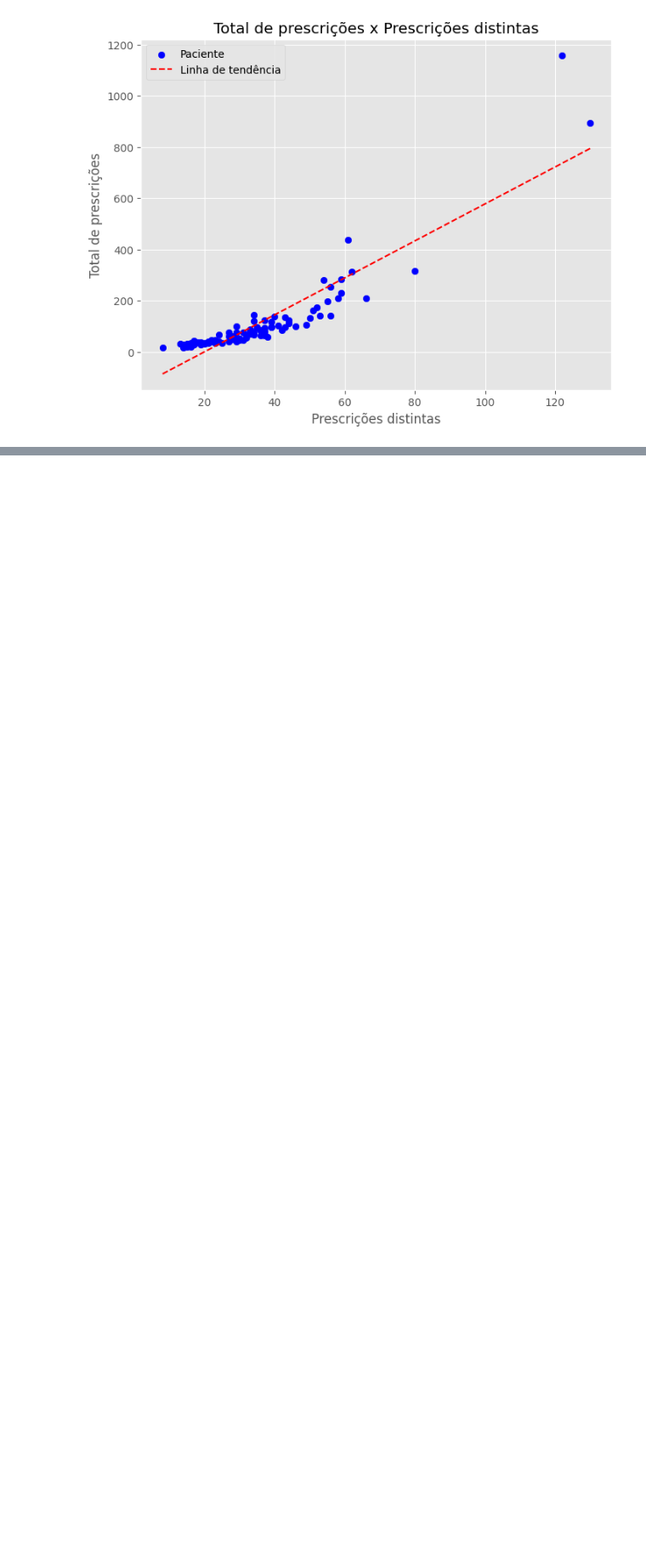
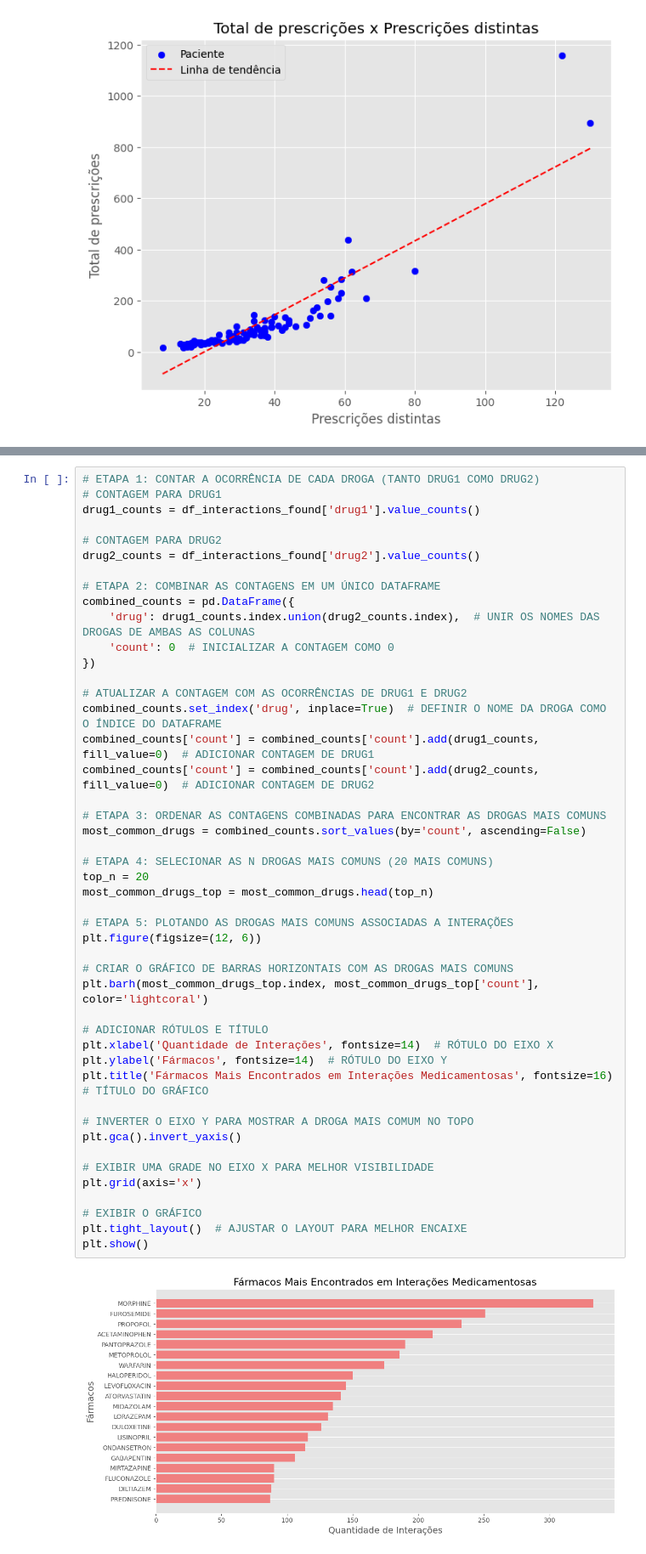
Before and after one commit to FerriVinicius/Projeto-E, a Jupyter notebook: G6_PROJETO_E.ipynb, the cells around one changed output, grey strips where cells are left out. Shown at 85% size. Saved outputs shown, nothing was run; the diff lists cells and outputs as text; blank space fills up the shorter version.

```diff
--- a/G6_PROJETO_E.ipynb
+++ b/G6_PROJETO_E.ipynb
@@ -496,0 +607,48 @@ print(interaction_counts)
+# %%
+# ETAPA 1: CONTAR A OCORRÊNCIA DE CADA DROGA (TANTO DRUG1 COMO DRUG2)
+# CONTAGEM PARA DRUG1
+drug1_counts = df_interactions_found['drug1'].value_counts()
+
+# CONTAGEM PARA DRUG2
+drug2_counts = df_interactions_found['drug2'].value_counts()
+
+# ETAPA 2: COMBINAR AS CONTAGENS EM UM ÚNICO DATAFRAME
+combined_counts = pd.DataFrame({
+    'drug': drug1_counts.index.union(drug2_counts.index),  # UNIR OS NOMES DAS DROGAS DE AMBAS AS COLUNAS
+    'count': 0  # INICIALIZAR A CONTAGEM COMO 0
+})
+
+# ATUALIZAR A CONTAGEM COM AS OCORRÊNCIAS DE DRUG1 E DRUG2
+combined_counts.set_index('drug', inplace=True)  # DEFINIR O NOME DA DROGA COMO O ÍNDICE DO DATAFRAME
+combined_counts['count'] = combined_counts['count'].add(drug1_counts, fill_value=0)  # ADICIONAR CONTAGEM DE DRUG1
+combined_counts['count'] = combined_counts['count'].add(drug2_counts, fill_value=0)  # ADICIONAR CONTAGEM DE DRUG2
+
+# ETAPA 3: ORDENAR AS CONTAGENS COMBINADAS PARA ENCONTRAR AS DROGAS MAIS COMUNS
+most_common_drugs = combined_counts.sort_values(by='count', ascending=False)
+
+# ETAPA 4: SELECIONAR AS N DROGAS MAIS COMUNS (20 MAIS COMUNS)
+top_n = 20
+most_common_drugs_top = most_common_drugs.head(top_n)
+
+# ETAPA 5: PLOTANDO AS DROGAS MAIS COMUNS ASSOCIADAS A INTERAÇÕES
+plt.figure(figsize=(12, 6))
+
+# CRIAR O GRÁFICO DE BARRAS HORIZONTAIS COM AS DROGAS MAIS COMUNS
+plt.barh(most_common_drugs_top.index, most_common_drugs_top['count'], color='lightcoral')
+
+# ADICIONAR RÓTULOS E TÍTULO
+plt.xlabel('Quantidade de Interações', fontsize=14)  # RÓTULO DO EIXO X
+plt.ylabel('Fármacos', fontsize=14)  # RÓTULO DO EIXO Y
+plt.title('Fármacos Mais Encontrados em Interações Medicamentosas', fontsize=16)  # TÍTULO DO GRÁFICO
+
+# INVERTER O EIXO Y PARA MOSTRAR A DROGA MAIS COMUM NO TOPO
+plt.gca().invert_yaxis()
+
+# EXIBIR UMA GRADE NO EIXO X PARA MELHOR VISIBILIDADE
+plt.grid(axis='x')
+
+# EXIBIR O GRÁFICO
+plt.tight_layout()  # AJUSTAR O LAYOUT PARA MELHOR ENCAIXE
+plt.show()
+# %% [output]
+[figure, added]
```
Also changed, not shown: parts of 7 cells of this notebook.
